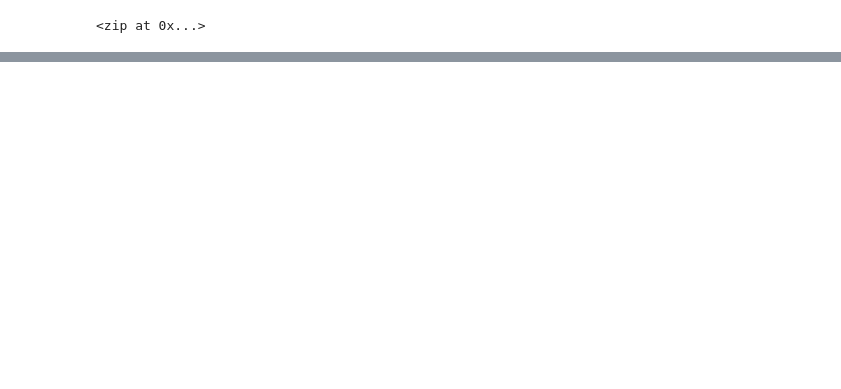
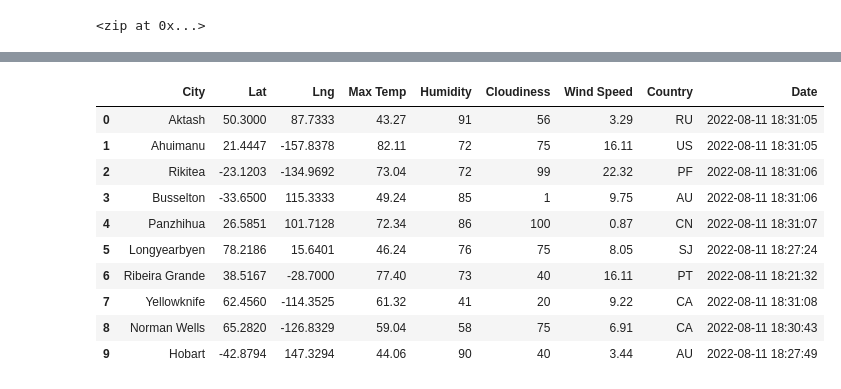
Before and after one commit to DanielaSotoSainz/World_Weather_Analysis, a Jupyter notebook: WeatherPy.ipynb, the cells around one changed output, grey strips where cells are left out. Cells and saved outputs as stored; diff of their text form; code cells hidden in the pictures; blank space fills up the shorter version.

```diff
--- a/WeatherPy.ipynb
+++ b/WeatherPy.ipynb
@@ -54,0 +61,4 @@ len(cities)
+# %%
+# Starting URL for Weather Map API Call.
+url = "http://api.openweathermap.org/data/2.5/weather?units=Imperial&APPID=" + weather_api_key
+print(url)
@@ -54,0 +152,16 @@ len(cities)
+# %%
+# Convert the array of dictionaries to a Pandas DataFrame.
+city_data_df = pd.DataFrame(city_data)
+city_data_df.head(10)
+# %% [output]
+|  | City | Lat | Lng | Max Temp | Humidity | Cloudiness | Wind Speed | Country | Date |
+| 0 | Aktash | 50.3000 | 87.7333 | 43.27 | 91 | 56 | 3.29 | RU | 2022-08-11 18:31:05 |
+| 1 | Ahuimanu | 21.4447 | -157.8378 | 82.11 | 72 | 75 | 16.11 | US | 2022-08-11 18:31:05 |
+| 2 | Rikitea | -23.1203 | -134.9692 | 73.04 | 72 | 99 | 22.32 | PF | 2022-08-11 18:31:06 |
+| 3 | Busselton | -33.6500 | 115.3333 | 49.24 | 85 | 1 | 9.75 | AU | 2022-08-11 18:31:06 |
+| 4 | Panzhihua | 26.5851 | 101.7128 | 72.34 | 86 | 100 | 0.87 | CN | 2022-08-11 18:31:07 |
+| 5 | Longyearbyen | 78.2186 | 15.6401 | 46.24 | 76 | 75 | 8.05 | SJ | 2022-08-11 18:27:24 |
+| 6 | Ribeira Grande | 38.5167 | -28.7000 | 77.40 | 73 | 40 | 16.11 | PT | 2022-08-11 18:21:32 |
+| 7 | Yellowknife | 62.4560 | -114.3525 | 61.32 | 41 | 20 | 9.22 | CA | 2022-08-11 18:31:08 |
+| 8 | Norman Wells | 65.2820 | -126.8329 | 59.04 | 58 | 75 | 6.91 | CA | 2022-08-11 18:30:43 |
+| 9 | Hobart | -42.8794 | 147.3294 | 44.06 | 90 | 40 | 3.44 | AU | 2022-08-11 18:27:49 |
```
Also changed, not shown: parts of 9 cells of this notebook, 3 other files.
